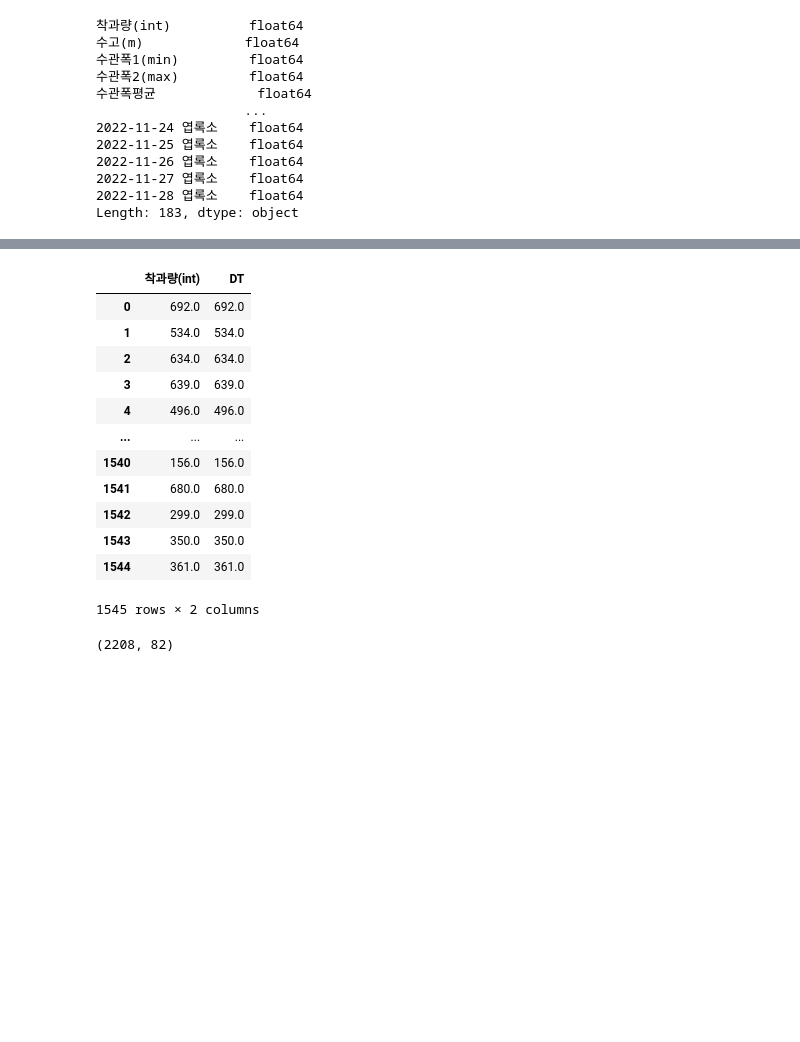
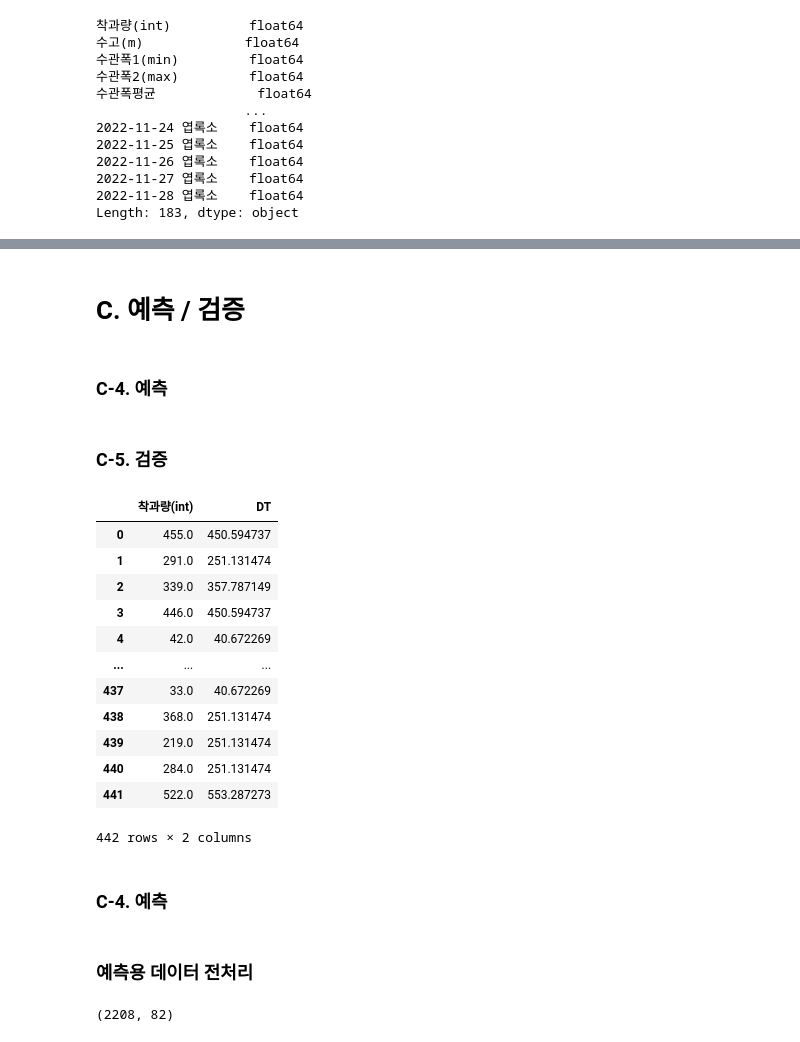
Before and after one commit to GitHayang/python, a Jupyter notebook: 간단한 데이터 예측/척과량 예측3.ipynb, the cells around one changed output, grey strips where cells are left out. Cells and saved outputs as stored; diff of their text form; code cells hidden in the pictures; blank space fills up the shorter version.

```diff
--- a/간단한 데이터 예측/척과량 예측3.ipynb
+++ b/간단한 데이터 예측/척과량 예측3.ipynb
@@ -96,7 +115,0 @@ stdIndex
-# %%
-# 70
-trainDataFeature = basicTrainData.loc[0:stdIndex,features]
-trainDataLabel = basicTrainData.loc[0:stdIndex,label]
-# 30
-testDataFeature = basicTrainData.loc[0:stdIndex,features]
-testDataLabel = basicTrainData.loc[0:stdIndex,label]
@@ -112,0 +143,5 @@ print(testDataLabel.shape)
+# %%
+trainDataFeature ,\
+testDataFeature ,\
+trainDataLabel, \
+testDataLabel = train_test_split(basicTrainData.loc[:,features], basicTrainData.loc[:,label], test_size=0.2, random_state=10)
@@ -113,4 +162,7 @@ print(testDataLabel.shape)
 # %%
-dtModel = tree.DecisionTreeRegressor(random_state=10)
+dtModel = tree.DecisionTreeRegressor(random_state=10, max_depth=3)
+# max_depth : 최대 깊이를 제한해서 나중에 plot_tree를 만들때 시간을 단축하고, 그래프를 간단하게 볼 수 있다.
+# 단점이라면 탐색의 깊이를 제한했다.
+# feature_names=['', '']를 이용해서 노드에서 특성의 이름을 볼 수 있다.
 dtModel
 # %% [output]
@@ -123,22 +216,30 @@ DecisionTreeRegressor(random_state=10)
+# %% [markdown]
+# C. 예측 / 검증
+# %% [markdown]
+### C-4. 예측
 # %%
 predictDT = dtModel.predict(X = testDataFeature)
+# %% [markdown]
+### C-5. 검증
 # %%
 testDataLabel["DT"] = predictDT
-testDataLabel
+testDataLabel.reset_index(drop=True)
 # %% [output]
 |  | 착과량(int) | DT |
-| 0 | 692.0 | 692.0 |
-| 1 | 534.0 | 534.0 |
-| 2 | 634.0 | 634.0 |
-| 3 | 639.0 | 639.0 |
-| 4 | 496.0 | 496.0 |
+| 0 | 455.0 | 450.594737 |
+| 1 | 291.0 | 251.131474 |
+| 2 | 339.0 | 357.787149 |
+| 3 | 446.0 | 450.594737 |
+| 4 | 42.0 | 40.672269 |
 | ... | ... | ... |
-| 1540 | 156.0 | 156.0 |
-| 1541 | 680.0 | 680.0 |
-| 1542 | 299.0 | 299.0 |
-| 1543 | 350.0 | 350.0 |
-| 1544 | 361.0 | 361.0 |
+| 437 | 33.0 | 40.672269 |
+| 438 | 368.0 | 251.131474 |
+| 439 | 219.0 | 251.131474 |
+| 440 | 284.0 | 251.131474 |
+| 441 | 522.0 | 553.287273 |
-1545 rows × 2 columns
+442 rows × 2 columns
+# %% [markdown]
+### C-4. 예측
 # %%
 # 예측용 데이터
 basictestData = pd.read_csv("../dataset/test.csv")
@@ -146,3 +246,5 @@ basictestData = basictestData.drop(columns=["ID"])
+# %% [markdown]
+### 예측용 데이터 전처리
 # %%
 testData = basictestData.loc[:,features]
 testData.shape
```
Also changed, not shown: parts of 34 cells of this notebook.
